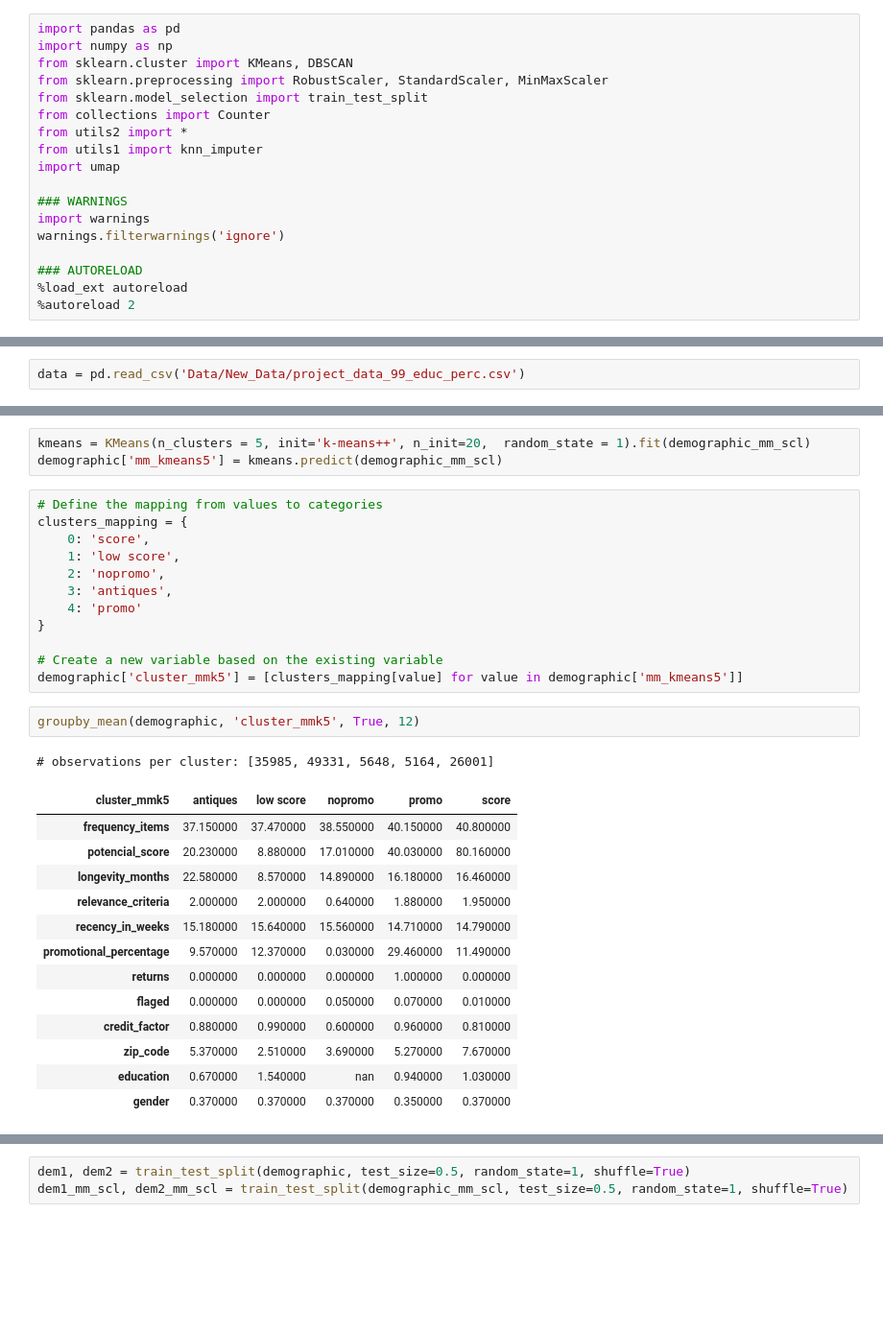
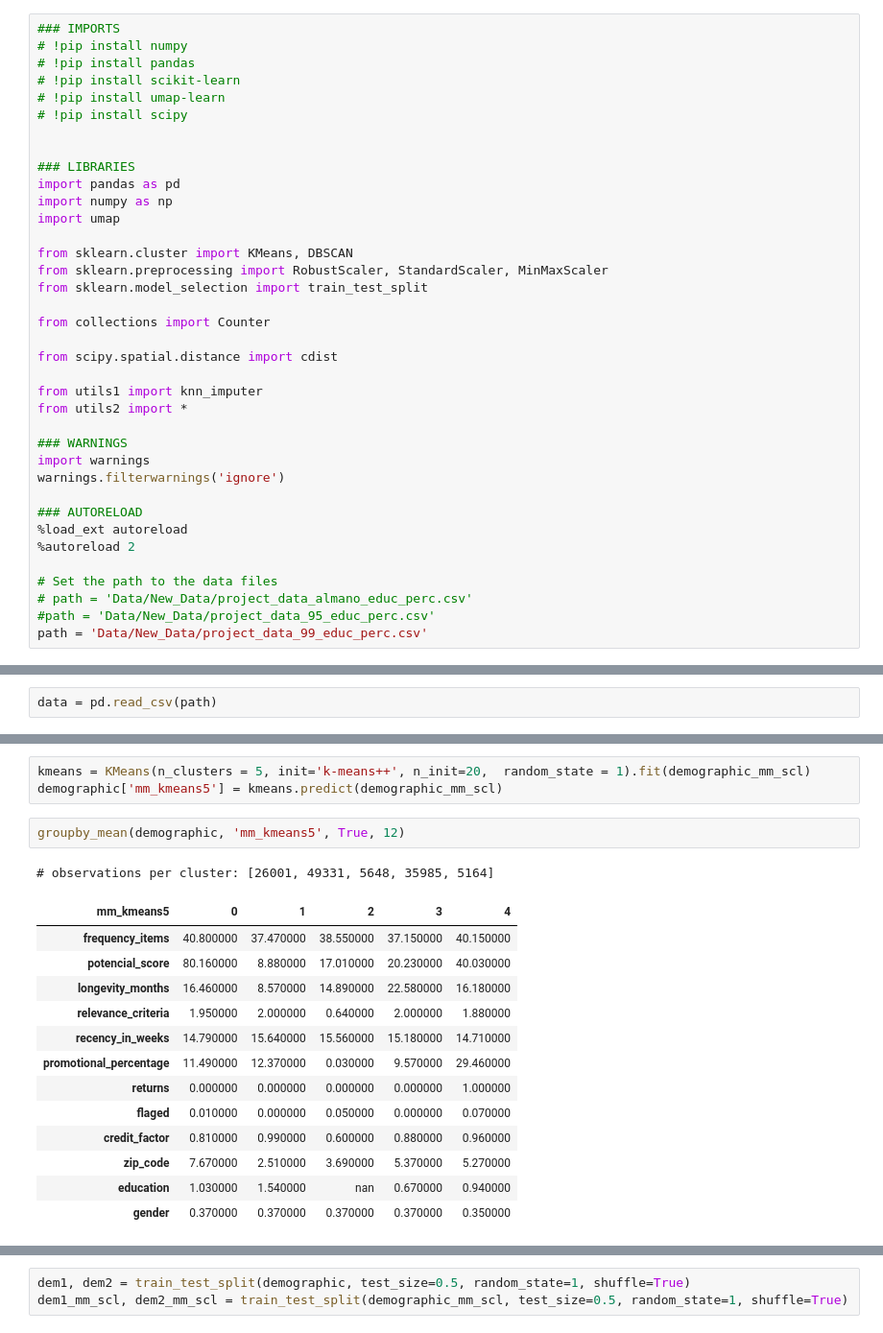
Before and after one commit to Rita-Centeno/DMI, a Jupyter notebook: clustering_dem10.0.ipynb, the cells around one changed output, grey strips where cells are left out. Shown at 96% size. Drawn from its saved outputs; the diff is of its cells as text; blank space fills up the shorter version.

```diff
--- a/clustering_dem10.0.ipynb
+++ b/clustering_dem10.0.ipynb
@@ -11,15 +11,29 @@
 # 1. Library Imports
 <a id='li'></a>
 # %%
+### IMPORTS
+# !pip install numpy
+# !pip install pandas
+# !pip install scikit-learn
+# !pip install umap-learn
+# !pip install scipy
+
+
+### LIBRARIES
 import pandas as pd
 import numpy as np
+import umap
+
 from sklearn.cluster import KMeans, DBSCAN
 from sklearn.preprocessing import RobustScaler, StandardScaler, MinMaxScaler
 from sklearn.model_selection import train_test_split
+
 from collections import Counter
+
+from scipy.spatial.distance import cdist
+
+from utils1 import knn_imputer
 from utils2 import *
-from utils1 import knn_imputer
-import umap
 
 ### WARNINGS
 import warnings
@@ -28,13 +42,18 @@ warnings.filterwarnings('ignore')
 ### AUTORELOAD
 %load_ext autoreload
 %autoreload 2
+
+# Set the path to the data files
+# path = 'Data/New_Data/project_data_almano_educ_perc.csv'
+#path = 'Data/New_Data/project_data_95_educ_perc.csv'
+path = 'Data/New_Data/project_data_99_educ_perc.csv'
 # %% [markdown]
 # 2. Data Preparation
 <a id='dp'></a>
 # %% [markdown]
 #### Import the data
 # %%
-data = pd.read_csv('Data/New_Data/project_data_99_educ_perc.csv')
+data = pd.read_csv(path)
 # %% [markdown]
 #### Encode categorical variables
 # %%
@@ -1433,32 +1378,20 @@ PRECISO CONCLUSÃO
 # %%
 kmeans = KMeans(n_clusters = 5, init='k-means++', n_init=20,  random_state = 1).fit(demographic_mm_scl)
 demographic['mm_kmeans5'] = kmeans.predict(demographic_mm_scl)
-# %%
-# Define the mapping from values to categories
-clusters_mapping = {
-    0: 'score',
-    1: 'low score',
-    2: 'nopromo',
-    3: 'antiques',
-    4: 'promo'
-}
-
-# Create a new variable based on the existing variable
-demographic['cluster_mmk5'] = [clusters_mapping[value] for value in demographic['mm_kmeans5']]
 # %%
-groupby_mean(demographic, 'cluster_mmk5', True, 12)
+groupby_mean(demographic, 'mm_kmeans5', True, 12)
 # %% [output]
-# observations per cluster: [35985, 49331, 5648, 5164, 26001]
+# observations per cluster: [26001, 49331, 5648, 35985, 5164]
-| cluster_mmk5 | antiques | low score | nopromo | promo | score |
-| frequency_items | 37.150000 | 37.470000 | 38.550000 | 40.150000 | 40.800000 |
-| potencial_score | 20.230000 | 8.880000 | 17.010000 | 40.030000 | 80.160000 |
-| longevity_months | 22.580000 | 8.570000 | 14.890000 | 16.180000 | 16.460000 |
-| relevance_criteria | 2.000000 | 2.000000 | 0.640000 | 1.880000 | 1.950000 |
-| recency_in_weeks | 15.180000 | 15.640000 | 15.560000 | 14.710000 | 14.790000 |
-| promotional_percentage | 9.570000 | 12.370000 | 0.030000 | 29.460000 | 11.490000 |
-| returns | 0.000000 | 0.000000 | 0.000000 | 1.000000 | 0.000000 |
-| flaged | 0.000000 | 0.000000 | 0.050000 | 0.070000 | 0.010000 |
-| credit_factor | 0.880000 | 0.990000 | 0.600000 | 0.960000 | 0.810000 |
-| zip_code | 5.370000 | 2.510000 | 3.690000 | 5.270000 | 7.670000 |
-| education | 0.670000 | 1.540000 | nan | 0.940000 | 1.030000 |
-| gender | 0.370000 | 0.370000 | 0.370000 | 0.350000 | 0.370000 |
+| mm_kmeans5 | 0 | 1 | 2 | 3 | 4 |
+| frequency_items | 40.800000 | 37.470000 | 38.550000 | 37.150000 | 40.150000 |
+| potencial_score | 80.160000 | 8.880000 | 17.010000 | 20.230000 | 40.030000 |
+| longevity_months | 16.460000 | 8.570000 | 14.890000 | 22.580000 | 16.180000 |
+| relevance_criteria | 1.950000 | 2.000000 | 0.640000 | 2.000000 | 1.880000 |
+| recency_in_weeks | 14.790000 | 15.640000 | 15.560000 | 15.180000 | 14.710000 |
+| promotional_percentage | 11.490000 | 12.370000 | 0.030000 | 9.570000 | 29.460000 |
+| returns | 0.000000 | 0.000000 | 0.000000 | 0.000000 | 1.000000 |
+| flaged | 0.010000 | 0.000000 | 0.050000 | 0.000000 | 0.070000 |
+| credit_factor | 0.810000 | 0.990000 | 0.600000 | 0.880000 | 0.960000 |
+| zip_code | 7.670000 | 2.510000 | 3.690000 | 5.370000 | 5.270000 |
+| education | 1.030000 | 1.540000 | nan | 0.670000 | 0.940000 |
+| gender | 0.370000 | 0.370000 | 0.370000 | 0.370000 | 0.350000 |
```
Also changed, not shown: parts of 71 cells of this notebook, 17 other files.
